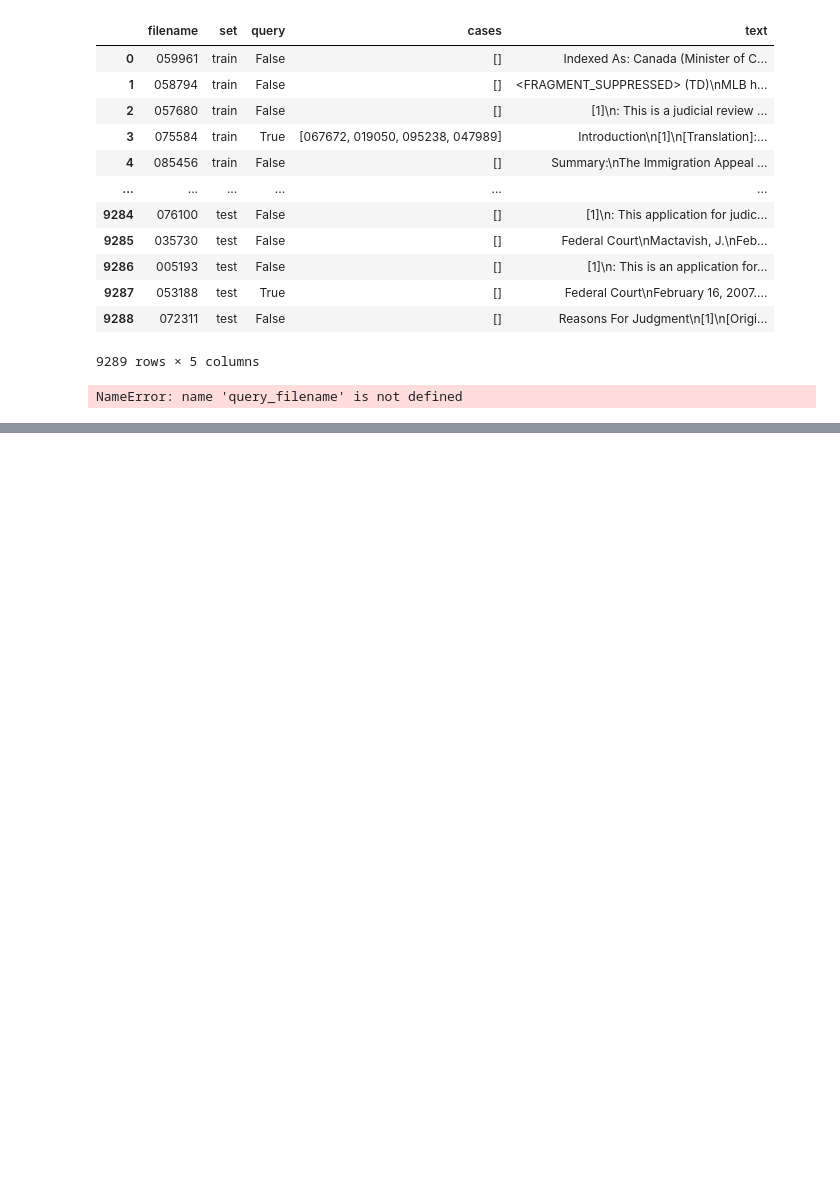
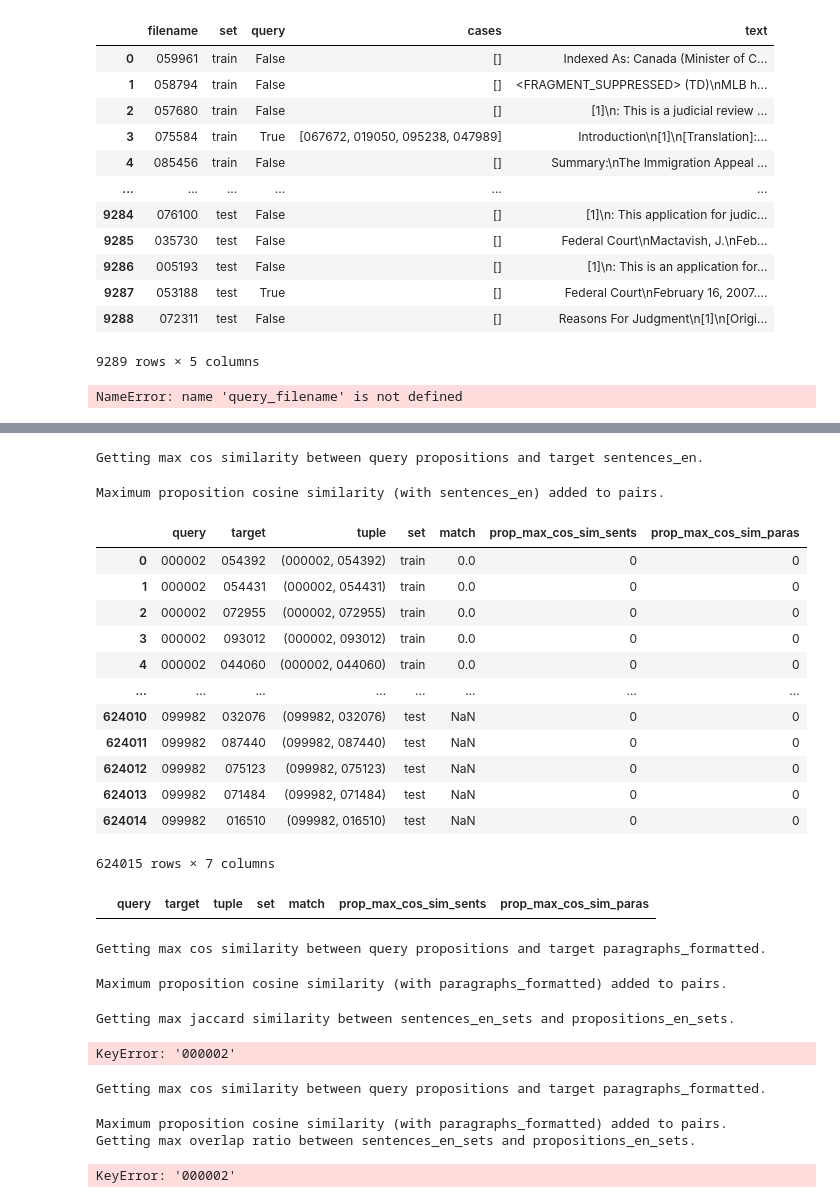
Before and after one commit to kritiarora2003/information_retrieval_kbc, a Jupyter notebook: new_main.ipynb, the cells around one changed output, grey strips where cells are left out. Cells and saved outputs as stored; diff of their text form; code cells hidden in the pictures; blank space fills up the shorter version.

Commit message:
pairs_file

```diff
--- a/new_main.ipynb
+++ b/new_main.ipynb
@@ -515,0 +551,58 @@ new_df.to_pickle("top_50_union.pkl")
+# %%
+get_prop_max_cos_sim_sents(twofile, pairs)
+# %% [output]
+Getting max cos similarity between query propositions and target sentences_en.
+Maximum proposition cosine similarity (with sentences_en) added to pairs.
+# %%
+pairs
+# %% [output]
+|  | query | target | tuple | set | match | prop_max_cos_sim_sents | prop_max_cos_sim_paras |
+| 0 | 000002 | 054392 | (000002, 054392) | train | 0.0 | 0 | 0 |
+| 1 | 000002 | 054431 | (000002, 054431) | train | 0.0 | 0 | 0 |
+| 2 | 000002 | 072955 | (000002, 072955) | train | 0.0 | 0 | 0 |
+| 3 | 000002 | 093012 | (000002, 093012) | train | 0.0 | 0 | 0 |
+| 4 | 000002 | 044060 | (000002, 044060) | train | 0.0 | 0 | 0 |
+| ... | ... | ... | ... | ... | ... | ... | ... |
+| 624010 | 099982 | 032076 | (099982, 032076) | test | NaN | 0 | 0 |
+| 624011 | 099982 | 087440 | (099982, 087440) | test | NaN | 0 | 0 |
+| 624012 | 099982 | 075123 | (099982, 075123) | test | NaN | 0 | 0 |
+| 624013 | 099982 | 071484 | (099982, 071484) | test | NaN | 0 | 0 |
+| 624014 | 099982 | 016510 | (099982, 016510) | test | NaN | 0 | 0 |
+624015 rows × 7 columns
+# %%
+non_zero_rows = pairs[pairs['prop_max_cos_sim_sents'] != 0]
+non_zero_rows = pairs[pairs['prop_max_cos_sim_paras'] != 0]
+non_zero_rows
+# %% [output]
+|  | query | target | tuple | set | match | prop_max_cos_sim_sents | prop_max_cos_sim_paras |
+# %%
+get_prop_max_cos_sim_paras(twofile, pairs)
+# %% [output]
+Getting max cos similarity between query propositions and target paragraphs_formatted.
+Maximum proposition cosine similarity (with paragraphs_formatted) added to pairs.
+# %%
+get_prop_max_jaccard_sents(twofile,pairs)
+get_prop_max_jaccard_paras(twofile,pairs)
+pairs
+# %% [output]
+Getting max jaccard similarity between sentences_en_sets and propositions_en_sets.
+KeyError: '000002'
+# %%
+
+
+get_prop_max_overlap_sents(twofile,pairs)
+get_prop_max_overlap_paras(files,pairs)
+add_max_overall(pairs,files)
+get_case_jaccard_sims(files,pairs)
+check_same_case(pairs)
+get_case_tfidf_scores(files,pairs)
+get_num_quotes(files,pairs)
+binarize_quotes(pairs)
+check_years(files,pairs)
+add_judge_checks(files,pairs)
+add_bins(files, pairs)
+# %% [output]
+Getting max cos similarity between query propositions and target paragraphs_formatted.
+Maximum proposition cosine similarity (with paragraphs_formatted) added to pairs.
+Getting max overlap ratio between sentences_en_sets and propositions_en_sets.
+KeyError: '000002'
```
Also changed, not shown: parts of 17 cells of this notebook, 2 other files.
